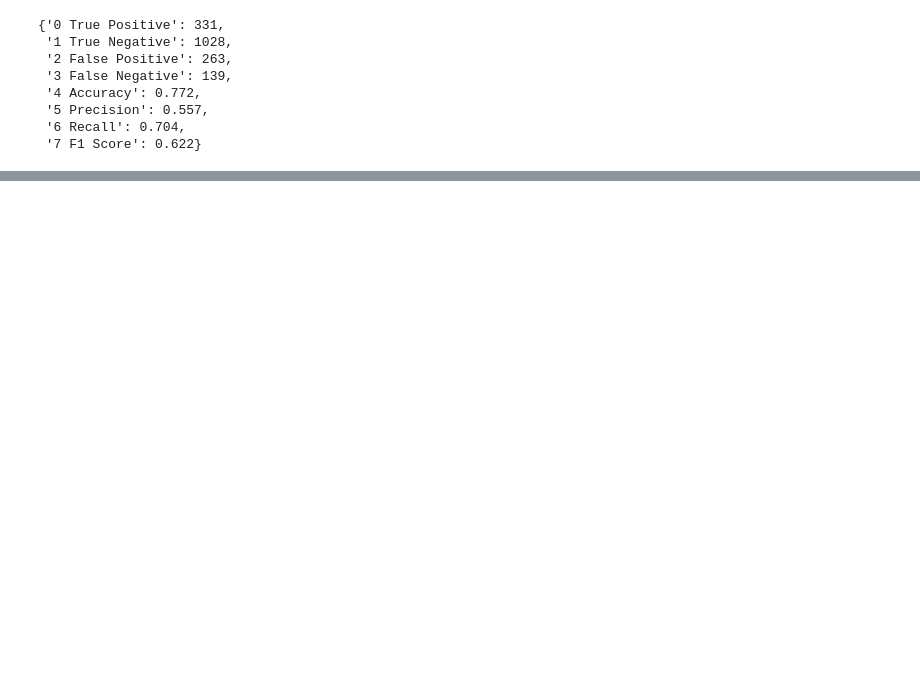
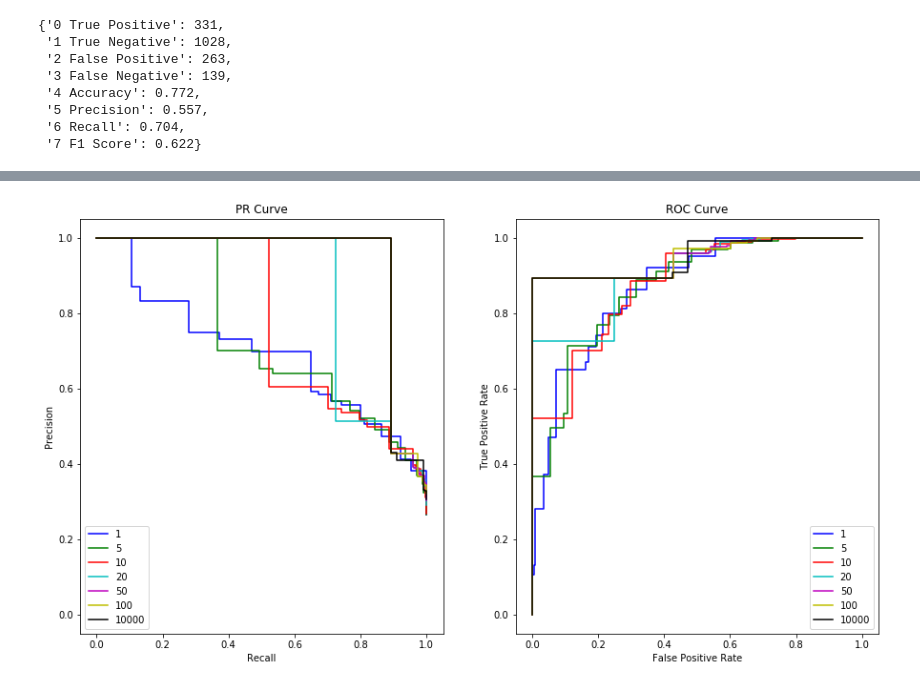
Before and after one commit to sravangereddy/DataScience_, a Jupyter notebook: Telco Customer/Telco Customer - Master Copy.ipynb, the cells around one changed output, grey strips where cells are left out. Cells and saved outputs as stored; diff of their text form; code cells hidden in the pictures; blank space fills up the shorter version.

```diff
--- a/Telco Customer/Telco Customer - Master Copy.ipynb
+++ b/Telco Customer/Telco Customer - Master Copy.ipynb
@@ -837,0 +944,34 @@ fn_get_metrics(conufsion_matrix_test)
+# %%
+fig = plt.figure(figsize=(15,8))
+ax1 = fig.add_subplot(1,2,1)
+ax1.set_xlim([-0.05,1.05])
+ax1.set_ylim([-0.05,1.05])
+ax1.set_xlabel('Recall')
+ax1.set_ylabel('Precision')
+ax1.set_title('PR Curve')
+
+ax2 = fig.add_subplot(1,2,2)
+ax2.set_xlim([-0.05,1.05])
+ax2.set_ylim([-0.05,1.05])
+ax2.set_xlabel('False Positive Rate')
+ax2.set_ylabel('True Positive Rate')
+ax2.set_title('ROC Curve')
+
+for w,k in zip([1,5,10,20,50,100,10000],'bgrcmykw'):
+    dtree = DecisionTreeClassifier(min_samples_split=20,
+                                     max_leaf_nodes=15,
+                                     min_samples_leaf=10, class_weight={0:1,1:w})
+    dtree_model = dtree.fit(X_train[input_var], y_train[target_])
+    dtree_predictions_train = dtree_model.predict_proba(X_train[input_var])
+
+    precision, recall, _ = precision_recall_curve(y_train[target_], dtree_predictions_train[:,1])
+    fpr, tpr, threshold = roc_curve(y_train[target_], dtree_predictions_train[:, 1])
+
+    ax1.step(recall,precision,c=k,label=w)
+    ax2.step(fpr,tpr,c=k,label=w)
+ax1.legend(loc='lower left')
+ax2.legend(loc='lower right')
+
+plt.show()
+# %% [output]
+[figure, added]
```
Also changed, not shown: parts of 25 cells of this notebook.
